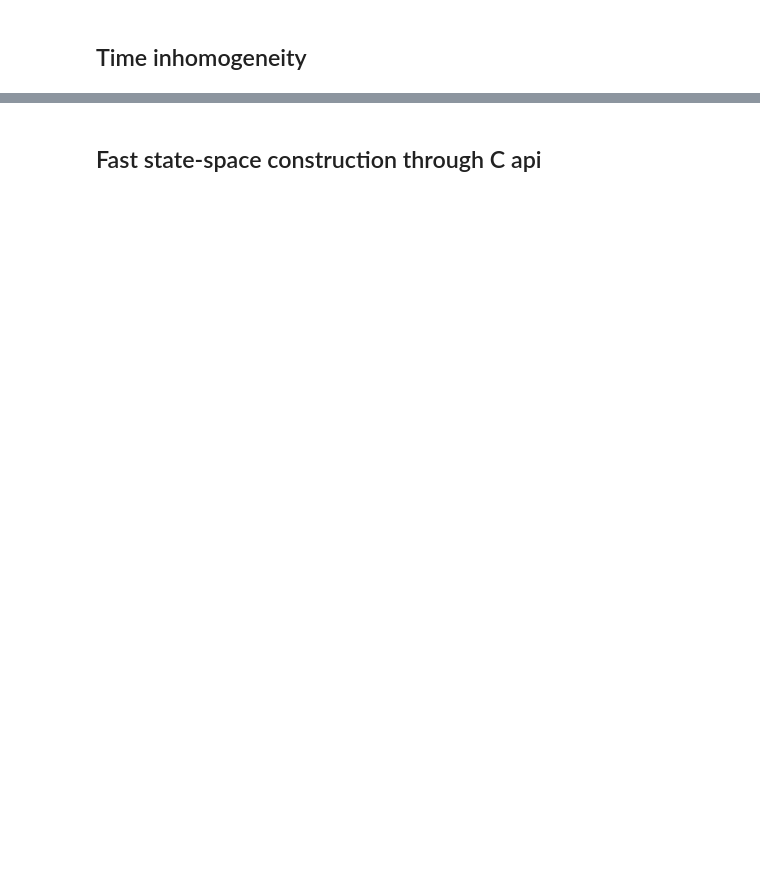
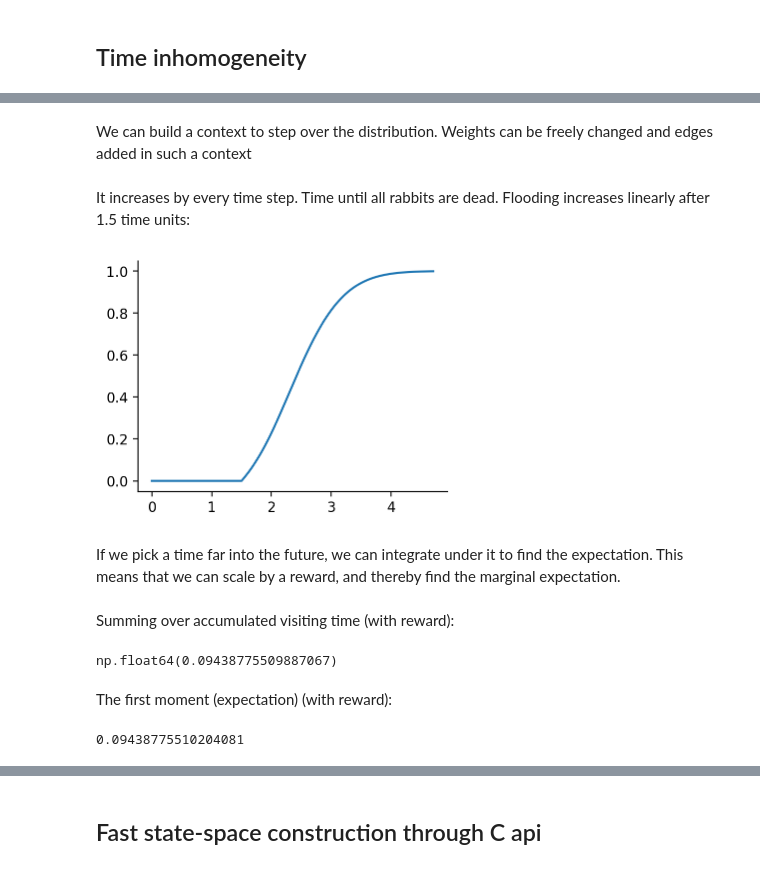
Before and after one commit to munch-group/PtDAlgorithms, a Jupyter notebook: examples/full_python_api_example.ipynb, the cells around one changed output, grey strips where cells are left out. Drawn from its saved outputs; the diff is of its cells as text; code cells hidden in the pictures; blank space fills up the shorter version.

```diff
--- a/examples/full_python_api_example.ipynb
+++ b/examples/full_python_api_example.ipynb
@@ -772,0 +763,2 @@ SIM at 1,2,4:
+# %%
+param_graph = construct_rabbit_graph_params(2)
@@ -773,2 +802,8 @@ SIM at 1,2,4:
+# %%
+param_graph.update_parameterized_weights([1, 2, 4])
+#param_graph.as_matrices()
+
+param_graph.update_parameterized_weights([8, 4, 18])
+#param_graph.as_matrices()
 # %% [markdown]
 ## Time inhomogeneity
@@ -857,0 +837,6 @@ We can increase granularity for better performance: 0.00111383178979534
+# %%
+param_graph.update_parameterized_weights([1, 0, 0])
+# %% [markdown]
+
+We can build a context to step over the distribution.
+Weights can be freely changed and edges added in such a context
@@ -857,0 +922,47 @@ We can increase granularity for better performance: 0.00111383178979534
+# %% [markdown]
+It increases by every time step. Time until all rabbits are dead. Flooding increases linearly after 1.5 time units:
+# %%
+param_graph.update_parameterized_weights([1, 0, 0])
+
+ctx = param_graph.distribution_context()
+cdfs = []
+times = []
+
+while ctx.time() < 1.5:
+    cdfs.append(ctx.cdf())
+    times.append(ctx.time())
+    ctx.step()
+
+#param_graph.update_parameterized_weights([1, 1, 1])
+
+# at time 1.5, the flooding starts!
+while ctx.cdf() < 0.999:
+    cdfs.append(ctx.cdf())
+    times.append(ctx.time())
+    param_graph.update_parameterized_weights(
+        [1,
+        ctx.time() - 1.5,
+        2 * ctx.time() - 1.5
+        ]
+    )
+    ctx.step()
+
+fig, ax = plt.subplots(1, 1, figsize=(4, 3))
+ax.plot(times, cdfs)
+sns.despine()
+# %% [output]
+[figure, added]
+# %% [markdown]
+If we pick a time far into the future, we can integrate under it to find the expectation. This means that we can scale by a reward, and thereby find the marginal expectation.
+# %% [markdown]
+Summing over accumulated visiting time (with reward):
+# %%
+np.sum(graph.accumulated_visiting_time(10)*graph.states()[:,1])
+# %% [output]
+np.float64(0.09438775509887067)
+# %% [markdown]
+The first moment (expectation) (with reward):
+# %%
+graph.expectation(graph.states()[:,1])
+# %% [output]
+0.09438775510204081
```
Also changed, not shown: parts of 75 cells of this notebook, 19 other files.
